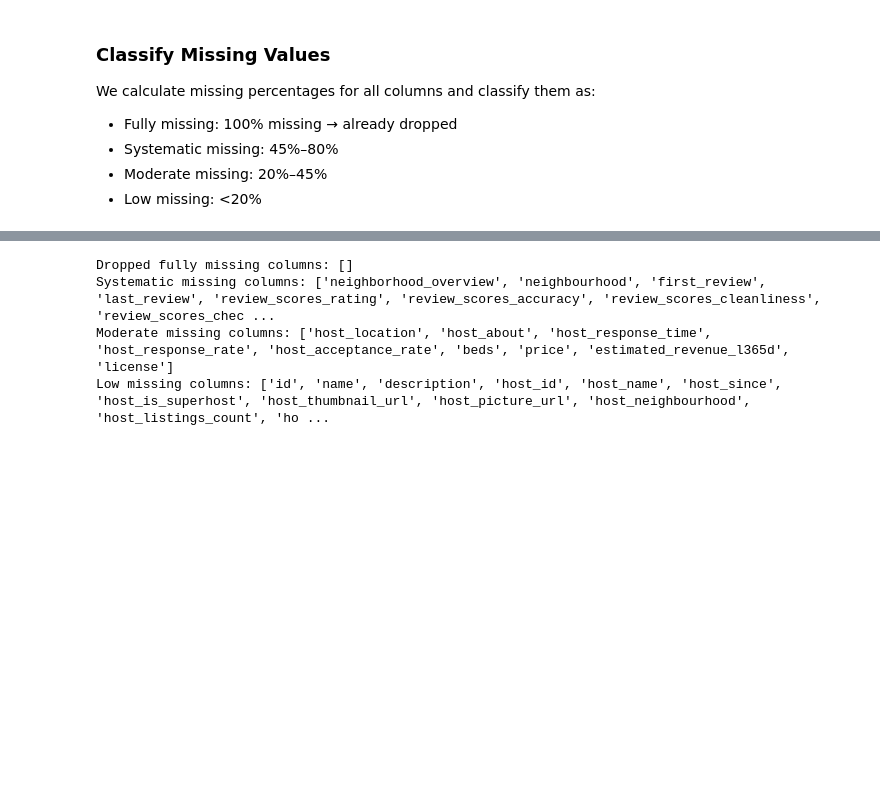
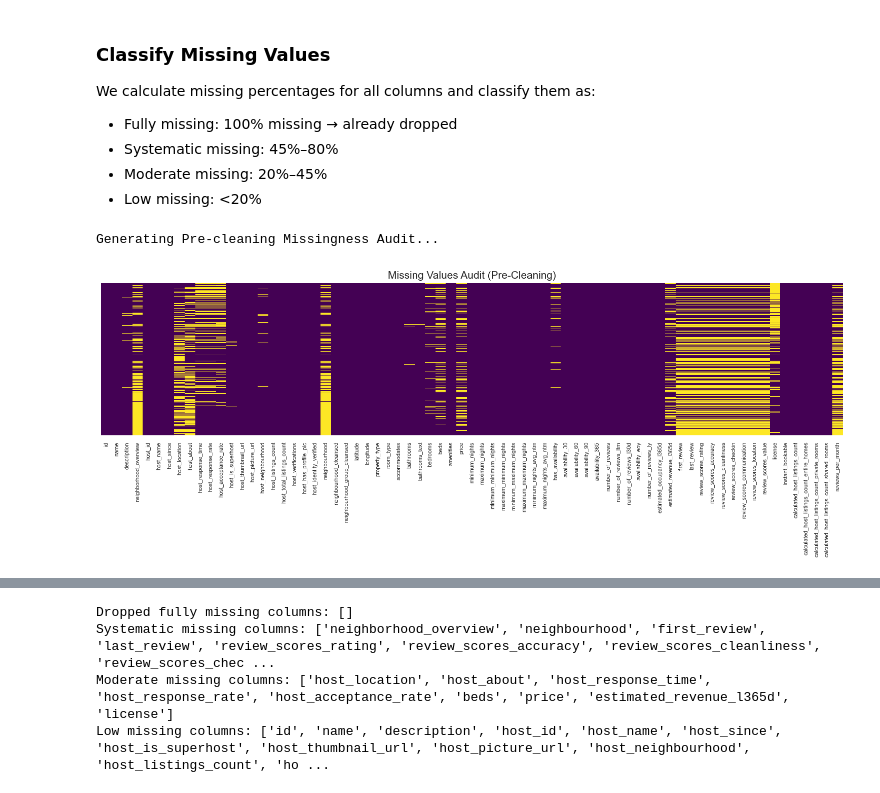
Before and after one commit to zzSkywalker/CA6003, a Jupyter notebook: src/2_data_cleaning.ipynb, the cells around one changed output, grey strips where cells are left out. Saved outputs shown, nothing was run; the diff lists cells and outputs as text; code cells hidden in the pictures; blank space fills up the shorter version.

```diff
--- a/src/2_data_cleaning.ipynb
+++ b/src/2_data_cleaning.ipynb
@@ -218,3 +232,18 @@ We calculate missing percentages for all columns and classify them as:
 - Systematic missing: 45%–80%
 - Moderate missing: 20%–45%
 - Low missing: <20%
+# %%
+
+def plot_missing_heatmap(data, title="Missing Values Heatmap"):
+    plt.figure(figsize=(15, 6))
+    sns.heatmap(data.isnull(), cbar=False, yticklabels=False, cmap='viridis')
+    plt.title(title, fontsize=15)
+    plt.xticks(rotation=90, fontsize=8)
+    plt.tight_layout()
+    plt.show()
+
+print("Generating Pre-cleaning Missingness Audit...")
+plot_missing_heatmap(df, "Missing Values Audit (Pre-Cleaning)")
+# %% [output]
+Generating Pre-cleaning Missingness Audit...
+[figure, added]
```
Also changed, not shown: parts of 5 cells of this notebook, 1 other file.
